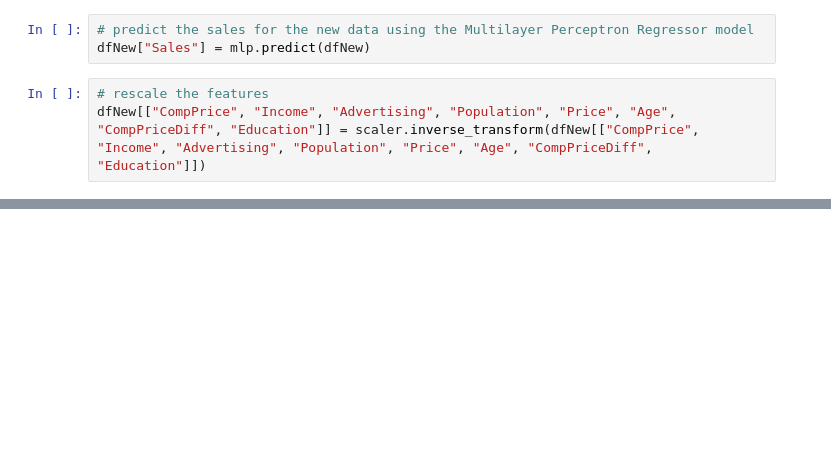
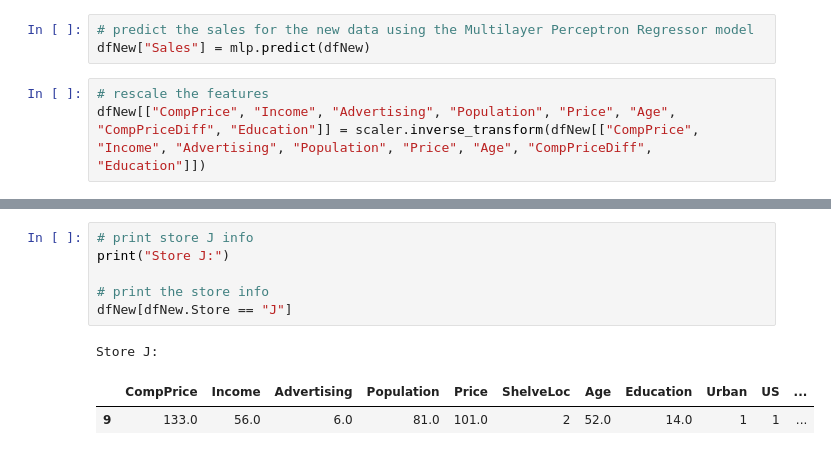
Before and after one commit to theMarlonski/AML-Final, a Jupyter notebook: notebooks/sales-prediction.ipynb, the cells around one changed output, grey strips where cells are left out. Drawn from its saved outputs; the diff is of its cells as text; blank space fills up the shorter version.

```diff
--- a/notebooks/sales-prediction.ipynb
+++ b/notebooks/sales-prediction.ipynb
@@ -516,0 +538,10 @@ dfNew["Sales*Price"] = dfNew.Sales * dfNew.Price
+# %%
+# print store J info
+print("Store J:")
+
+# print the store info
+dfNew[dfNew.Store == "J"]
+# %% [output]
+Store J:
+|  | CompPrice | Income | Advertising | Population | Price | ShelveLoc | Age | Education | Urban | US | ... |
+| 9 | 133.0 | 56.0 | 6.0 | 81.0 | 101.0 | 2 | 52.0 | 14.0 | 1 | 1 | ... |
```
Also changed, not shown: parts of 16 cells of this notebook, 1 other file.
